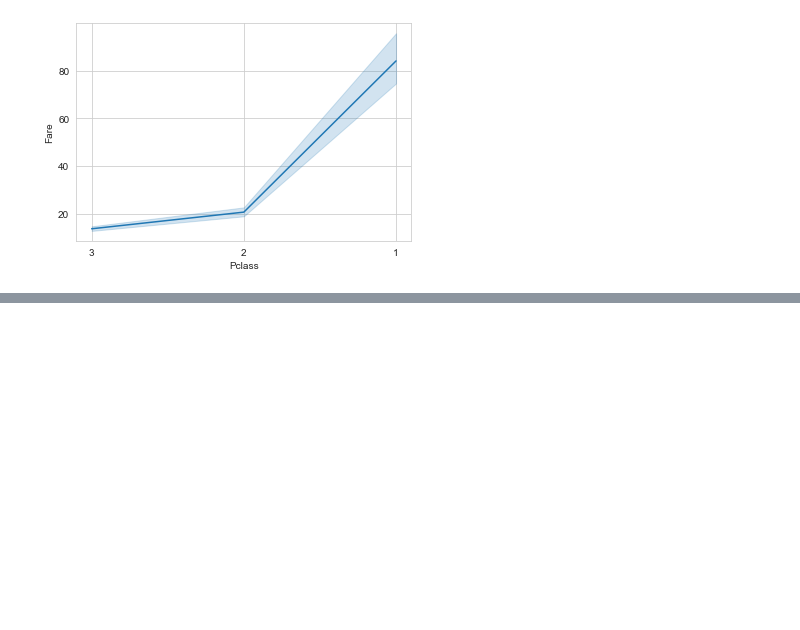
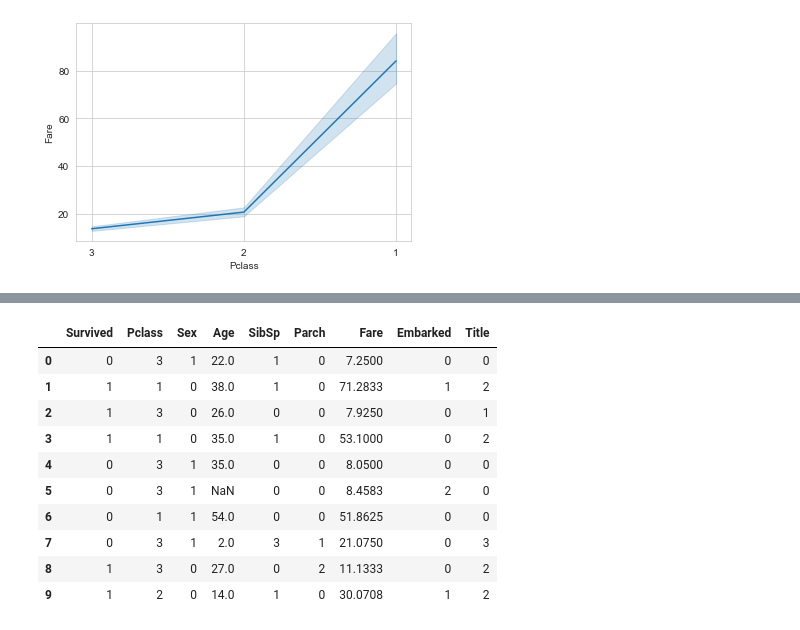
Before and after one commit to Panitnun-6243/kaggle_titanic, a Jupyter notebook: titanic_process.ipynb, the cells around one changed output, grey strips where cells are left out. Drawn from its saved outputs; the diff is of its cells as text; code cells hidden in the pictures; blank space fills up the shorter version.

```diff
--- a/titanic_process.ipynb
+++ b/titanic_process.ipynb
@@ -177,0 +194,4 @@ sns.lineplot(data=lcp.sort_values(by=["Pclass"], ascending=False), y="Fare", x="
+# %%
+train_data['Title'] = train_data['Name'].map(lambda name:name.split(',')[1].split('.')[0].strip())
+train_data['Title'] = train_data.Title.map(Title_Dictionary)
+train_data.head()
@@ -177,0 +205,5 @@ sns.lineplot(data=lcp.sort_values(by=["Pclass"], ascending=False), y="Fare", x="
+# %%
+#clean dataset
+#drop unused column
+cleaned_data=train_data.drop(['Name','Ticket','Cabin','PassengerId','Died'], axis=1)
+cleaned_data.head()
@@ -177,0 +217,24 @@ sns.lineplot(data=lcp.sort_values(by=["Pclass"], ascending=False), y="Fare", x="
+# %%
+#feature engineering
+#convert categorical feature to numeric
+#add label for Sex
+cleaned_data.Sex=cleaned_data.Sex.map({'female':0, 'male':1})
+# %%
+#add label for Embarked
+cleaned_data.Embarked=cleaned_data.Embarked.map({'S':0, 'C':1, 'Q':2,'nan':'NaN'})
+# %%
+#add label for title
+cleaned_data.Title=cleaned_data.Title.map({'Mr':0, 'Miss':1, 'Mrs':2,'Master':3,'Officer':4,'Royalty':5})
+cleaned_data.head(10)
+# %% [output]
+|  | Survived | Pclass | Sex | Age | SibSp | Parch | Fare | Embarked | Title |
+| 0 | 0 | 3 | 1 | 22.0 | 1 | 0 | 7.2500 | 0 | 0 |
+| 1 | 1 | 1 | 0 | 38.0 | 1 | 0 | 71.2833 | 1 | 2 |
+| 2 | 1 | 3 | 0 | 26.0 | 0 | 0 | 7.9250 | 0 | 1 |
+| 3 | 1 | 1 | 0 | 35.0 | 1 | 0 | 53.1000 | 0 | 2 |
+| 4 | 0 | 3 | 1 | 35.0 | 0 | 0 | 8.0500 | 0 | 0 |
+| 5 | 0 | 3 | 1 | NaN | 0 | 0 | 8.4583 | 2 | 0 |
+| 6 | 0 | 1 | 1 | 54.0 | 0 | 0 | 51.8625 | 0 | 0 |
+| 7 | 0 | 3 | 1 | 2.0 | 3 | 1 | 21.0750 | 0 | 3 |
+| 8 | 1 | 3 | 0 | 27.0 | 0 | 2 | 11.1333 | 0 | 2 |
+| 9 | 1 | 2 | 0 | 14.0 | 1 | 0 | 30.0708 | 1 | 2 |
```
Also changed, not shown: parts of 12 cells of this notebook.
